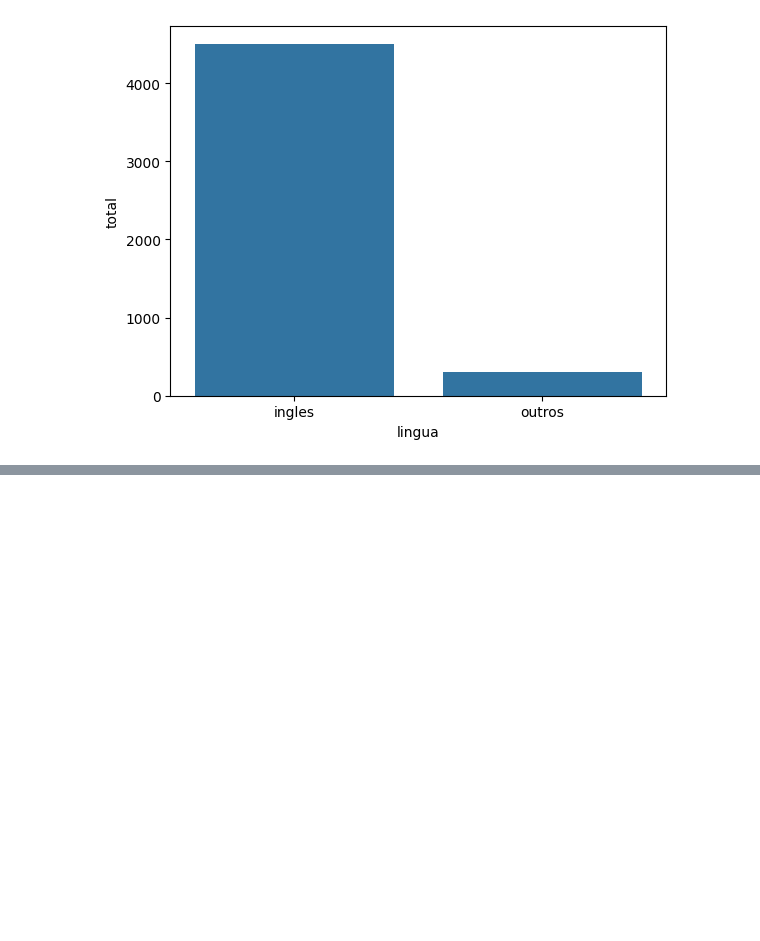
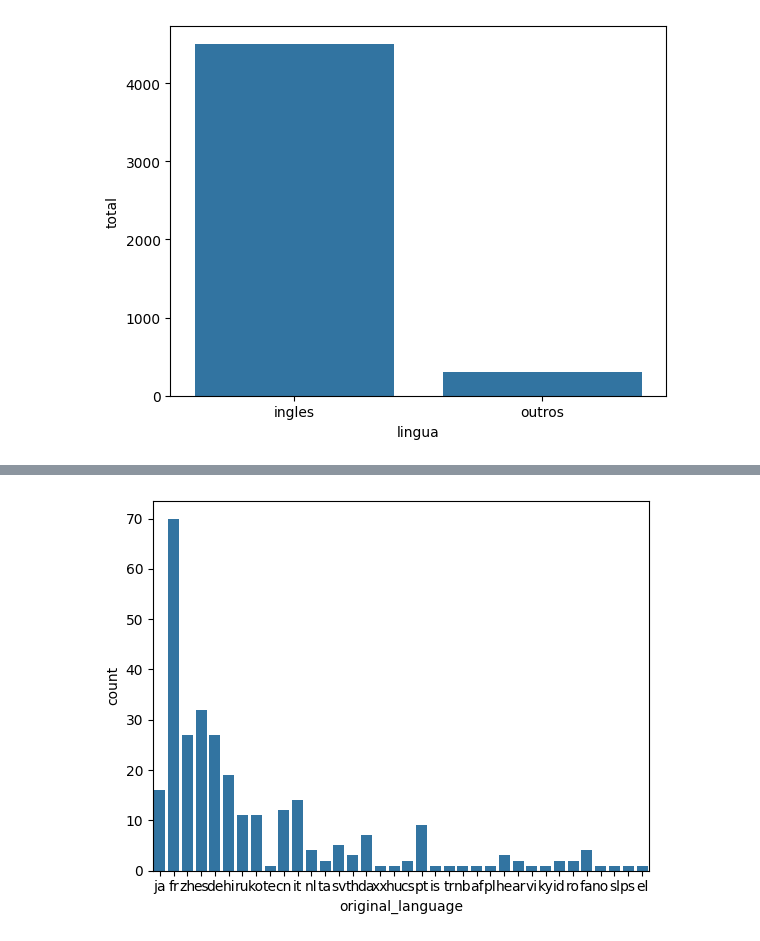
Before and after one commit to rgrAndrade/DataDive, a Jupyter notebook: DataDive.ipynb, the cells around one changed output, grey strips where cells are left out. Drawn from its saved outputs; the diff is of its cells as text; code cells hidden in the pictures; blank space fills up the shorter version.

```diff
--- a/DataDive.ipynb
+++ b/DataDive.ipynb
@@ -309,0 +322,5 @@ dados.plot(kind='pie', y='total', labels=dados['lingua'])
+# %%
+sns.countplot(data = tmdb.query('original_language != "en"'), x='original_language')
+plt.show()
+# %% [output]
+[figure, added]
```
Also changed, not shown: parts of 2 cells of this notebook.
